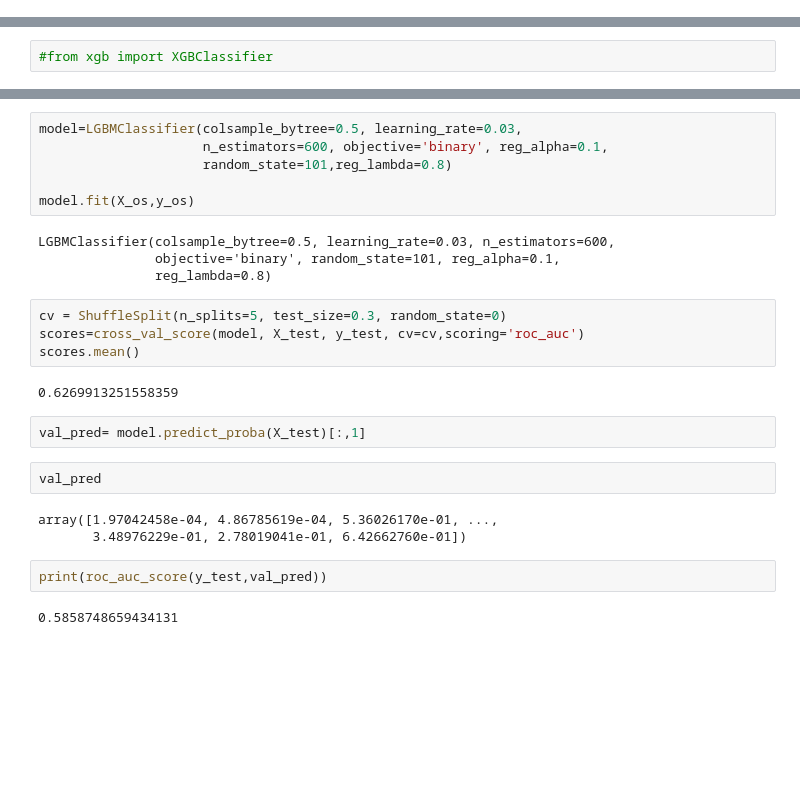
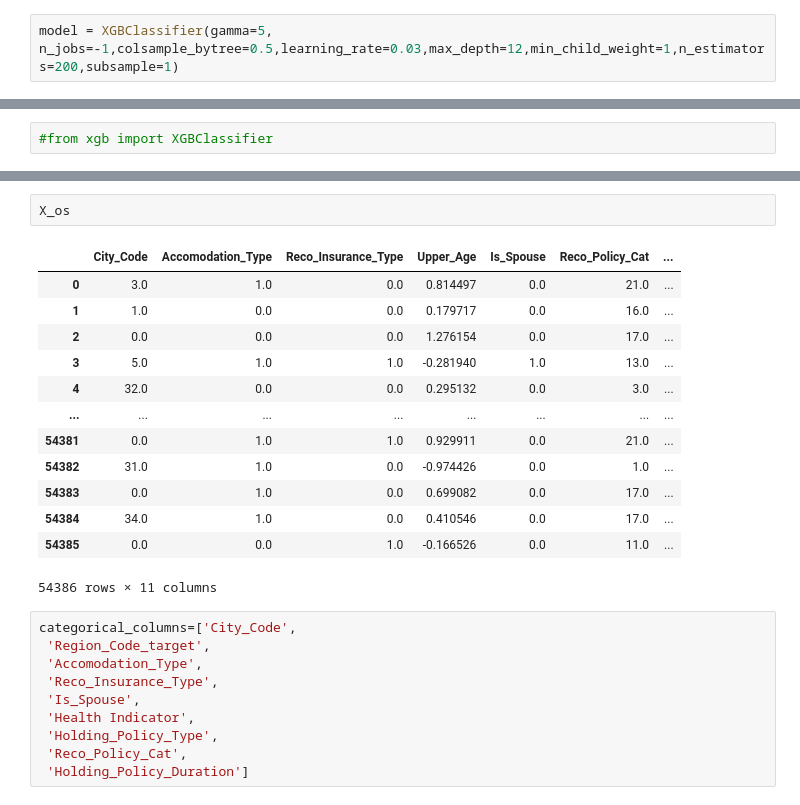
Before and after one commit to amodi01/Health_Policy_Prediction, a Jupyter notebook: Health_Policy_EDA_Feature_Engineering_Part2.ipynb, the cells around one changed output, grey strips where cells are left out. Drawn from its saved outputs; the diff is of its cells as text; blank space fills up the shorter version.

```diff
--- a/Health_Policy_EDA_Feature_Engineering_Part2.ipynb
+++ b/Health_Policy_EDA_Feature_Engineering_Part2.ipynb
@@ -460,0 +468,2 @@ Resampled dataset shape Counter({0: 27193, 1: 27193})
+# %%
+model = XGBClassifier(gamma=5, n_jobs=-1,colsample_bytree=0.5,learning_rate=0.03,max_depth=12,min_child_weight=1,n_estimators=200,subsample=1)
@@ -571,27 +492,26 @@ model= LGBMClassifier(boosting_type='gbdt',objective='binary',random_state=101)
-# %%
-model=LGBMClassifier(colsample_bytree=0.5, learning_rate=0.03,
-                     n_estimators=600, objective='binary', reg_alpha=0.1,
-                     random_state=101,reg_lambda=0.8)
-
-model.fit(X_os,y_os)
-# %% [output]
-LGBMClassifier(colsample_bytree=0.5, learning_rate=0.03, n_estimators=600,
-               objective='binary', random_state=101, reg_alpha=0.1,
-               reg_lambda=0.8)
-# %%
-cv = ShuffleSplit(n_splits=5, test_size=0.3, random_state=0)
-scores=cross_val_score(model, X_test, y_test, cv=cv,scoring='roc_auc')
-scores.mean()
-# %% [output]
-0.6269913251558359
-# %%
-val_pred= model.predict_proba(X_test)[:,1]
-# %%
-val_pred
-# %% [output]
-array([1.97042458e-04, 4.86785619e-04, 5.36026170e-01, ...,
-       3.48976229e-01, 2.78019041e-01, 6.42662760e-01])
-# %%
-print(roc_auc_score(y_test,val_pred))
-# %% [output]
-0.5858748659434131
+# %%
+X_os
+# %% [output]
+|  | City_Code | Accomodation_Type | Reco_Insurance_Type | Upper_Age | Is_Spouse | Reco_Policy_Cat | ... |
+| 0 | 3.0 | 1.0 | 0.0 | 0.814497 | 0.0 | 21.0 | ... |
+| 1 | 1.0 | 0.0 | 0.0 | 0.179717 | 0.0 | 16.0 | ... |
+| 2 | 0.0 | 0.0 | 0.0 | 1.276154 | 0.0 | 17.0 | ... |
+| 3 | 5.0 | 1.0 | 1.0 | -0.281940 | 1.0 | 13.0 | ... |
+| 4 | 32.0 | 0.0 | 0.0 | 0.295132 | 0.0 | 3.0 | ... |
+| ... | ... | ... | ... | ... | ... | ... | ... |
+| 54381 | 0.0 | 1.0 | 1.0 | 0.929911 | 0.0 | 21.0 | ... |
+| 54382 | 31.0 | 1.0 | 0.0 | -0.974426 | 0.0 | 1.0 | ... |
+| 54383 | 0.0 | 1.0 | 0.0 | 0.699082 | 0.0 | 17.0 | ... |
+| 54384 | 34.0 | 1.0 | 0.0 | 0.410546 | 0.0 | 17.0 | ... |
+| 54385 | 0.0 | 0.0 | 1.0 | -0.166526 | 0.0 | 11.0 | ... |
+54386 rows × 11 columns
+# %%
+categorical_columns=['City_Code',
+ 'Region_Code_target',
+ 'Accomodation_Type',
+ 'Reco_Insurance_Type',
+ 'Is_Spouse',
+ 'Health Indicator',
+ 'Holding_Policy_Type',
+ 'Reco_Policy_Cat',
+ 'Holding_Policy_Duration']
```
Also changed, not shown: parts of 31 cells of this notebook, 3 other files.
